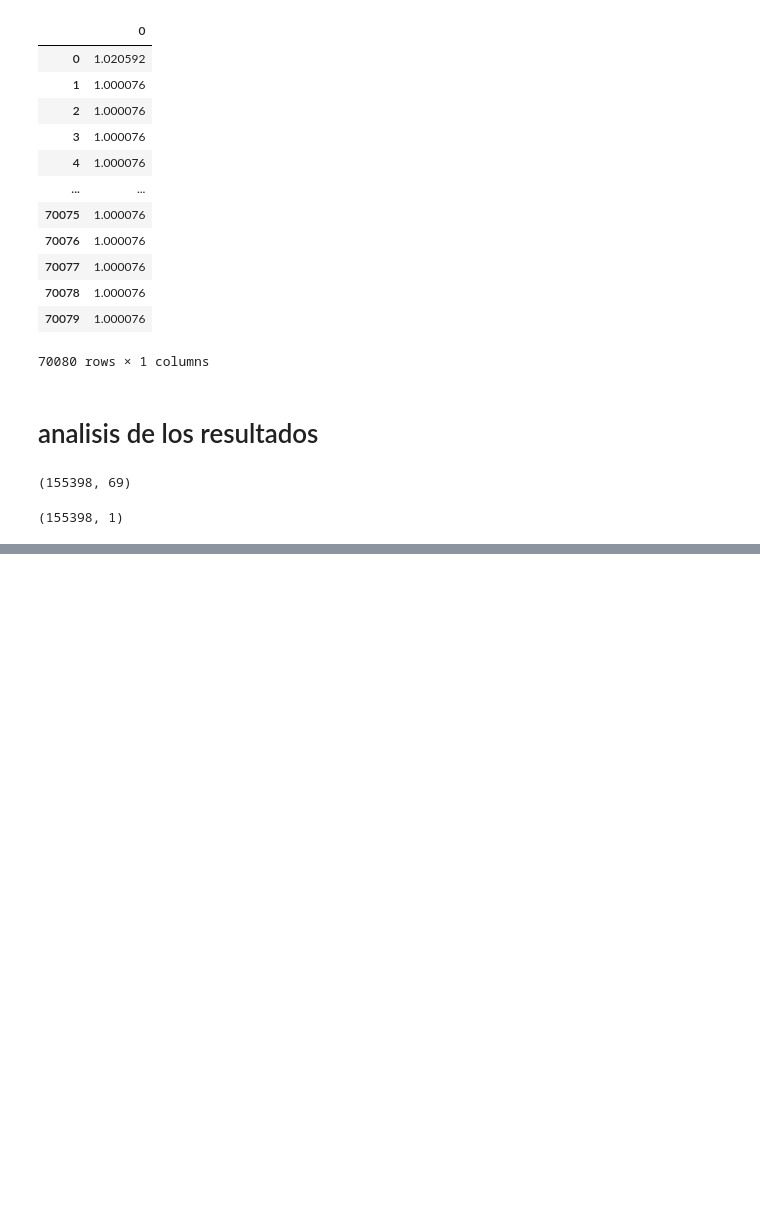
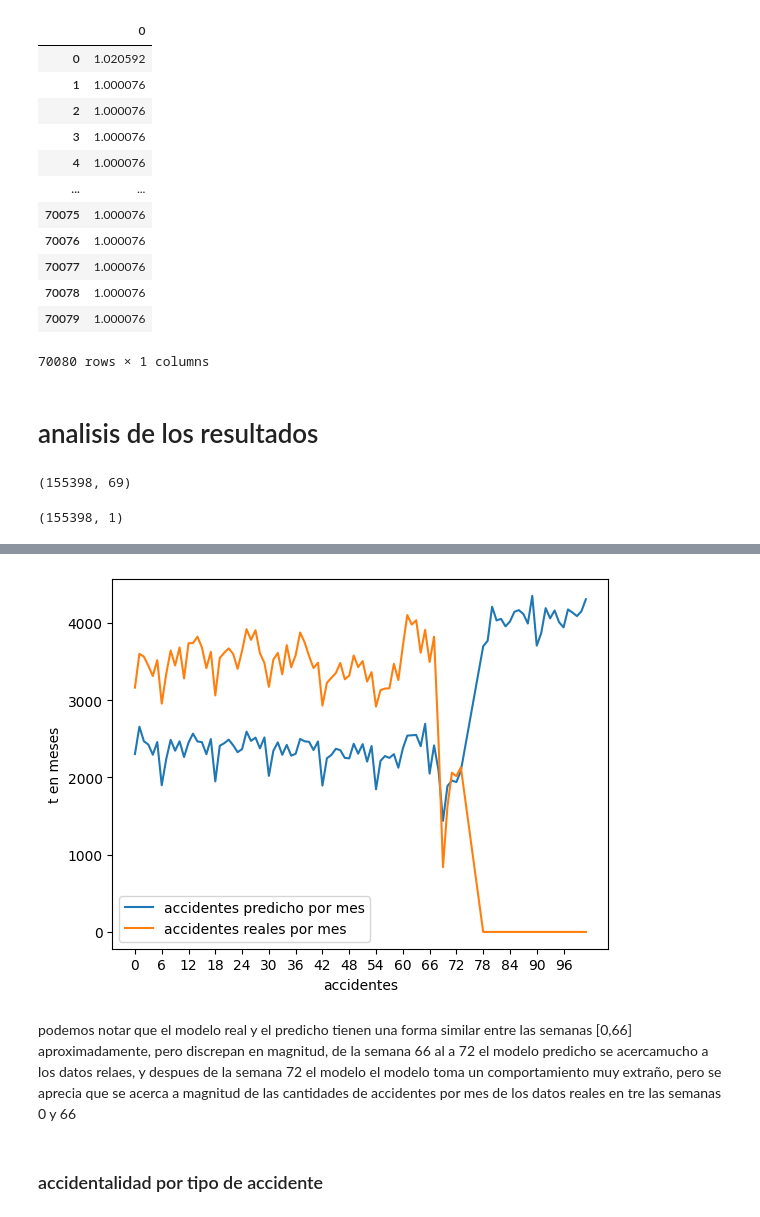
Before and after one commit to joscanoga/prediccion-de-incidentes-viales-en-la-ciudad-de-Medellin, a Jupyter notebook: notebookfinal.ipynb, the cells around one changed output, grey strips where cells are left out. Saved outputs shown, nothing was run; the diff lists cells and outputs as text; code cells hidden in the pictures; blank space fills up the shorter version.

```diff
--- a/notebookfinal.ipynb
+++ b/notebookfinal.ipynb
@@ -792,0 +842,3 @@ print(X_train.shape,X_test.shape,X_test_final.shape)
+# %%
+resultadosesperados=pd.concat([Y_train,Y_test],ignore_index=True)
+resultadosesperados
@@ -792,0 +858,3 @@ print(X_train.shape,X_test.shape,X_test_final.shape)
+# %%
+datos=datos.join(resultadosesperados)
+datos
@@ -792,0 +875,4 @@ print(X_train.shape,X_test.shape,X_test_final.shape)
+# %%
+meses=datos.groupby(["t"]).sum()
+meses.reset_index(inplace=True)
+meses
@@ -792,0 +893,17 @@ print(X_train.shape,X_test.shape,X_test_final.shape)
+# %%
+plt.figure()
+plt.xlabel('accidentes')
+plt.ylabel('t en meses')
+plt.plot(meses["t"], meses["CANTIDAD_PRED"],
+           label='accidentes predicho por mes')
+plt.plot(meses["t"], meses["CANTIDAD"],
+           label='accidentes reales por mes')
+plt.xticks(range(0, 101, 6))
+plt.legend()
+plt.show()
+# %% [output]
+[figure, added]
+# %% [markdown]
+podemos notar que el modelo real y el predicho tienen una forma similar entre las semanas [0,66] aproximadamente, pero discrepan en magnitud, de la semana 66 al a 72 el modelo predicho se acercamucho a los datos relaes, y despues de la semana 72 el modelo el modelo toma un  comportamiento muy extraño, pero se aprecia que se acerca a magnitud de las cantidades de accidentes por mes de los datos reales en tre las semanas 0 y 66
+# %% [markdown]
+### accidentalidad por tipo de accidente
```
Also changed, not shown: parts of 25 cells of this notebook.
